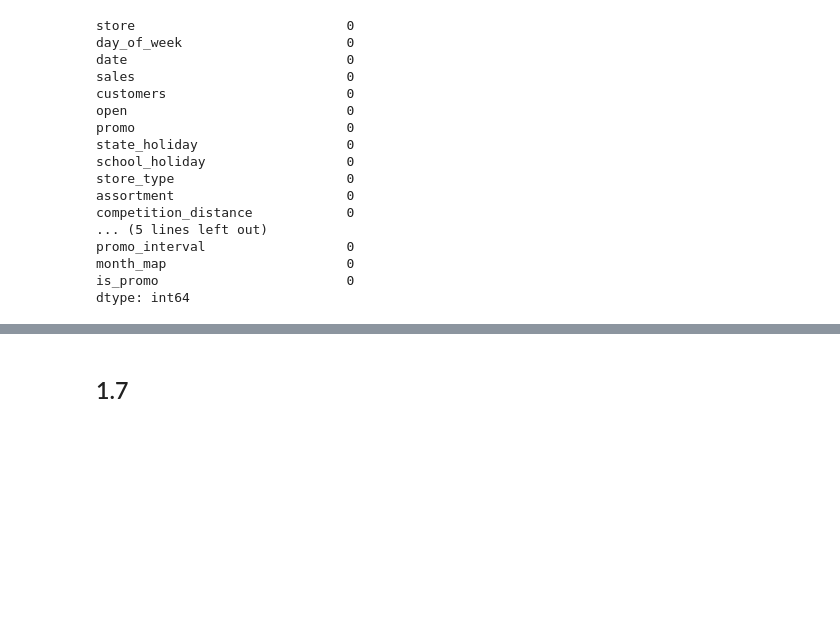
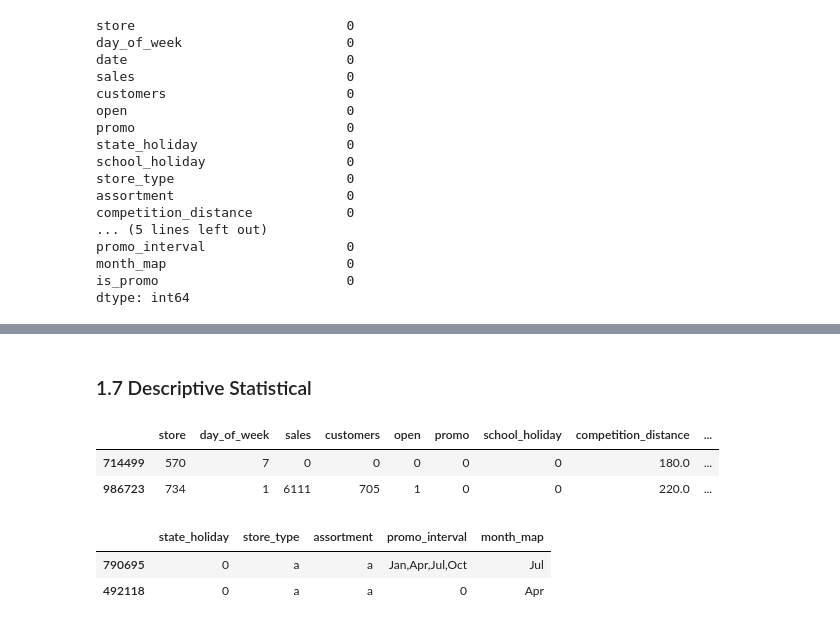
Before and after one commit to GuilhermeRuy97/Data-Science-em-Producao-Meigarom, a Jupyter notebook: data_science_em_producao.ipynb, the cells around one changed output, grey strips where cells are left out. Saved outputs shown, nothing was run; the diff lists cells and outputs as text; code cells hidden in the pictures; blank space fills up the shorter version.

```diff
--- a/data_science_em_producao.ipynb
+++ b/data_science_em_producao.ipynb
@@ -230,2 +296,2 @@ dtype: int64
 # %% [markdown]
-## 1.7
+### 1.7 Descriptive Statistical
@@ -231,0 +303,12 @@ dtype: int64
+# %%
+num_attributes.sample(2)
+# %% [output]
+|  | store | day_of_week | sales | customers | open | promo | school_holiday | competition_distance | ... |
+| 714499 | 570 | 7 | 0 | 0 | 0 | 0 | 0 | 180.0 | ... |
+| 986723 | 734 | 1 | 6111 | 705 | 1 | 0 | 0 | 220.0 | ... |
+# %%
+cat_attributes.sample(2)
+# %% [output]
+|  | state_holiday | store_type | assortment | promo_interval | month_map |
+| 790695 | 0 | a | a | Jan,Apr,Jul,Oct | Jul |
+| 492118 | 0 | a | a | 0 | Apr |
```
Also changed, not shown: parts of 17 cells of this notebook.
